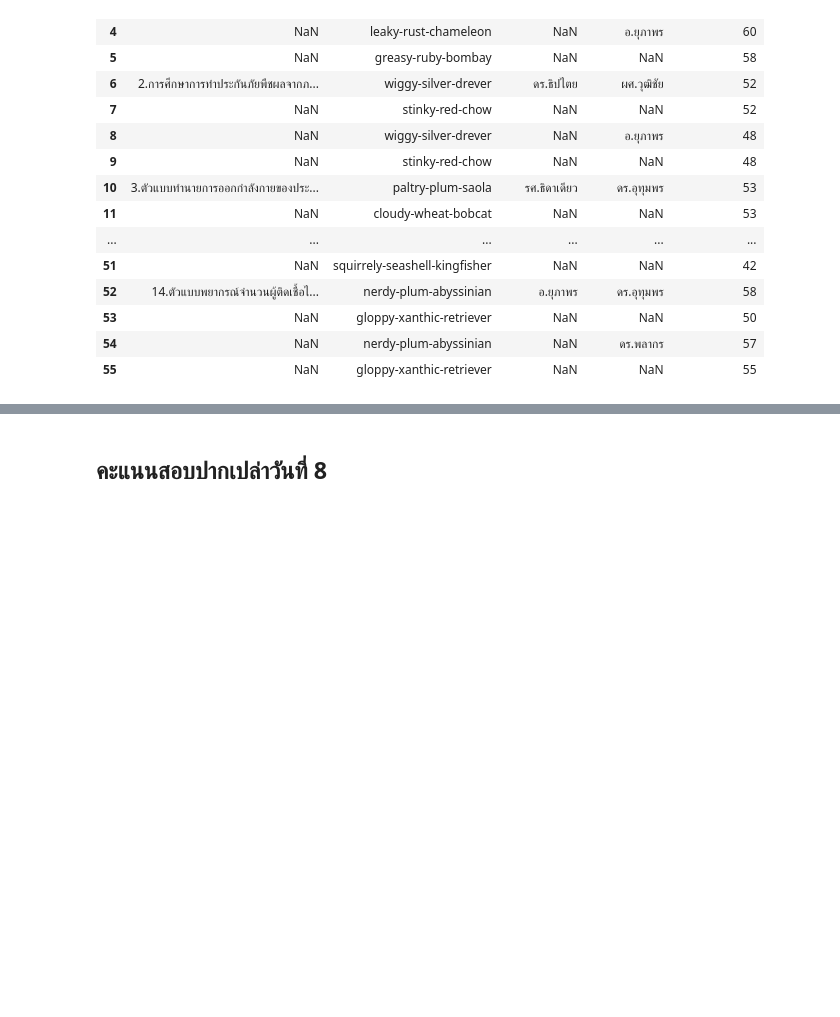
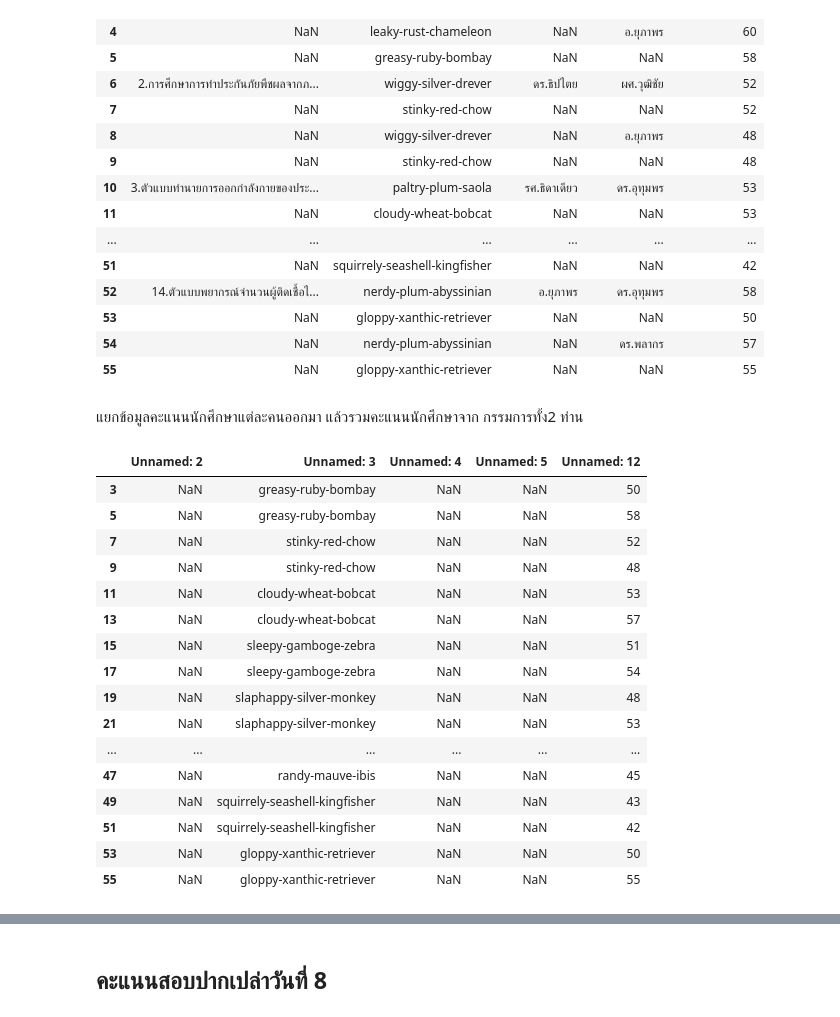
Before and after one commit to jiriyaporn/data_viz, a Jupyter notebook: DataViz_Midterm_2021.ipynb, the cells around one changed output, grey strips where cells are left out. Drawn from its saved outputs; the diff is of its cells as text; code cells hidden in the pictures; blank space fills up the shorter version.

```diff
--- a/DataViz_Midterm_2021.ipynb
+++ b/DataViz_Midterm_2021.ipynb
@@ -372,3 +351,26 @@ df7
 | 53 | NaN | gloppy-xanthic-retriever | NaN | NaN | 50 |
 | 54 | NaN | nerdy-plum-abyssinian | NaN | ดร.พลากร | 57 |
 | 55 | NaN | gloppy-xanthic-retriever | NaN | NaN | 55 |
+# %% [markdown]
+ แยกข้อมูลคะแนนนักศึกษาแต่ละคนออกมา แล้วรวมคะแนนนักศึกษาจาก กรรมการทั้ง2 ท่าน
+# %%
+df_7 = df7[df7['Unnamed: 5'].isnull()]
+df_7
+# %% [output]
+|  | Unnamed: 2 | Unnamed: 3 | Unnamed: 4 | Unnamed: 5 | Unnamed: 12 |
+| 3 | NaN | greasy-ruby-bombay | NaN | NaN | 50 |
+| 5 | NaN | greasy-ruby-bombay | NaN | NaN | 58 |
+| 7 | NaN | stinky-red-chow | NaN | NaN | 52 |
+| 9 | NaN | stinky-red-chow | NaN | NaN | 48 |
+| 11 | NaN | cloudy-wheat-bobcat | NaN | NaN | 53 |
+| 13 | NaN | cloudy-wheat-bobcat | NaN | NaN | 57 |
+| 15 | NaN | sleepy-gamboge-zebra | NaN | NaN | 51 |
+| 17 | NaN | sleepy-gamboge-zebra | NaN | NaN | 54 |
+| 19 | NaN | slaphappy-silver-monkey | NaN | NaN | 48 |
+| 21 | NaN | slaphappy-silver-monkey | NaN | NaN | 53 |
+| ... | ... | ... | ... | ... | ... |
+| 47 | NaN | randy-mauve-ibis | NaN | NaN | 45 |
+| 49 | NaN | squirrely-seashell-kingfisher | NaN | NaN | 43 |
+| 51 | NaN | squirrely-seashell-kingfisher | NaN | NaN | 42 |
+| 53 | NaN | gloppy-xanthic-retriever | NaN | NaN | 50 |
+| 55 | NaN | gloppy-xanthic-retriever | NaN | NaN | 55 |
```
Also changed, not shown: parts of 43 cells of this notebook.
